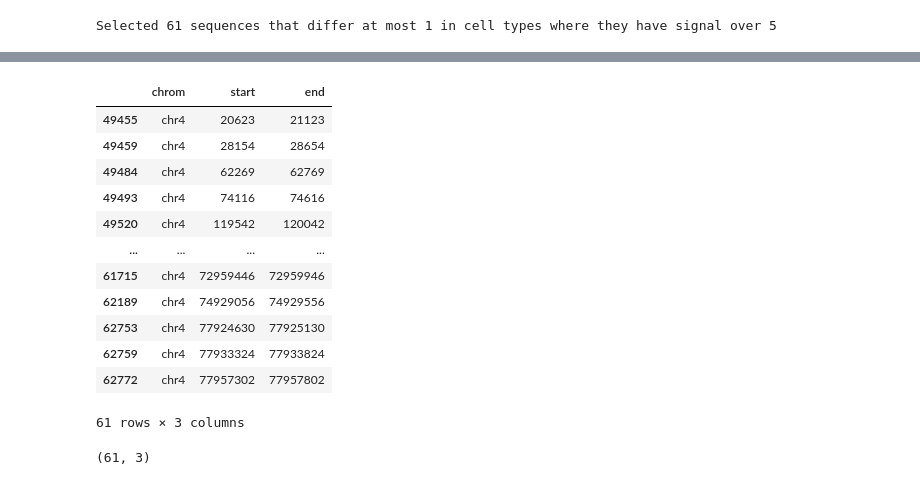
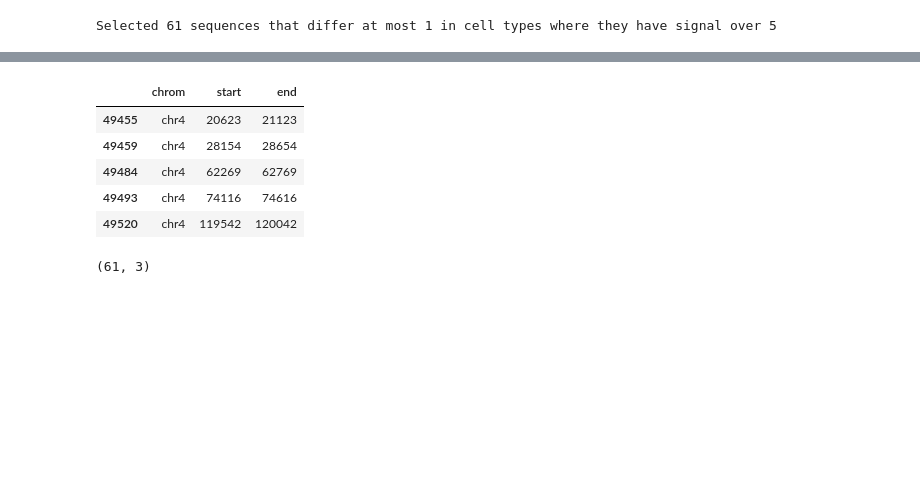
Before and after one commit to victornemenike/neural-crest-deep-learning, a Jupyter notebook: notebooks/multi_task_model.ipynb, the cells around one changed output, grey strips where cells are left out. Drawn from its saved outputs; the diff is of its cells as text; code cells hidden in the pictures; blank space fills up the shorter version.

```diff
--- a/notebooks/multi_task_model.ipynb
+++ b/notebooks/multi_task_model.ipynb
@@ -680,20 +591,13 @@ print(test_mask_motifs)
 # %%
 selected_indices = ad_test.var[test_mask_motifs]
-selected_indices
+selected_indices.head()
 # %% [output]
 |  | chrom | start | end |
 | 49455 | chr4 | 20623 | 21123 |
 | 49459 | chr4 | 28154 | 28654 |
 | 49484 | chr4 | 62269 | 62769 |
 | 49493 | chr4 | 74116 | 74616 |
 | 49520 | chr4 | 119542 | 120042 |
-| ... | ... | ... | ... |
-| 61715 | chr4 | 72959446 | 72959946 |
-| 62189 | chr4 | 74929056 | 74929556 |
-| 62753 | chr4 | 77924630 | 77925130 |
-| 62759 | chr4 | 77933324 | 77933824 |
-| 62772 | chr4 | 77957302 | 77957802 |
-61 rows × 3 columns
 # %%
 selected_indices.shape
 # %% [output]
```
Also changed, not shown: parts of 22 cells of this notebook.
